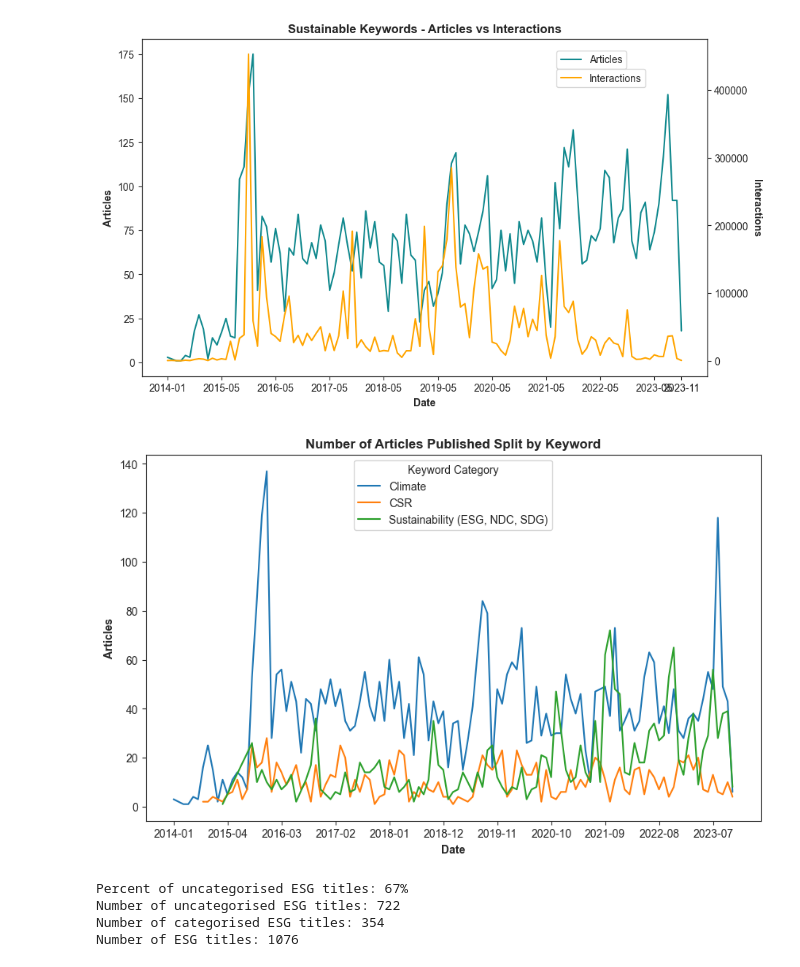
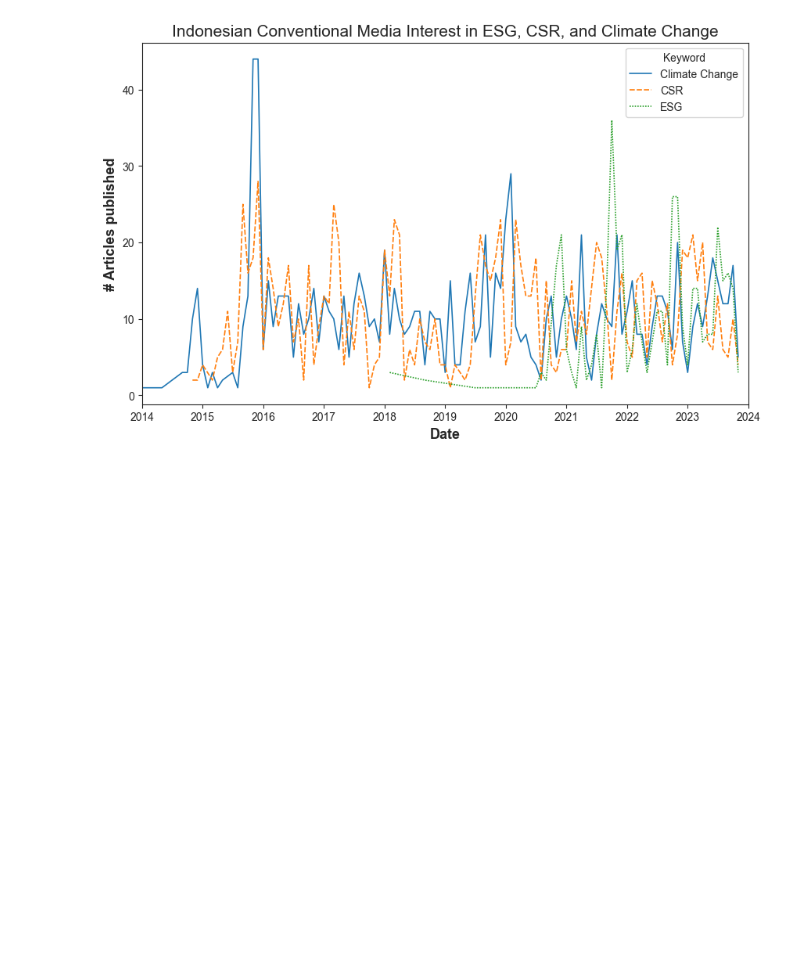
Before and after one commit to Gitbyt3/ESG-Research-Project, a Jupyter notebook: Code.ipynb, the cells around one changed output. Saved outputs shown, nothing was run; the diff lists cells and outputs as text; code cells hidden in the pictures; blank space fills up the shorter version.

Commit message:
Added final data and code

```diff
--- a/Code.ipynb
+++ b/Code.ipynb
@@ -193,40 +232,45 @@ mon_kw = pd.concat([wrangle(mon_2014),wrangle(mon_2015),wrangle(mon_2016),wrangl
 
 #Runs the categorize function on the keyword column and appends a new column containing the category
 mon_kw['Keyword Category'] = mon_kw['Keyword'].apply(kw_categorize)
 
 #Reorder columns
 mon_kw = mon_kw.reindex(columns=['Date','Keyword','Keyword Category','Title','Website','Interactions'])
 
 
 #LINEGRAPH - ARTICLES VS INTERACTIONS FOR ALL KEYWORDS
 #Group by date, count number of keyword articles, sums interactions then resets index
 forviz = mon_kw[['Date','Keyword','Interactions']].groupby(['Date']).agg({'Keyword':'count','Interactions':'sum'}).rename(columns={'Keyword':'Articles'})
 forviz.reset_index(inplace=True)
 
 #Plot dual y axis graph with number of articles on the left y axis and interactions on the right y axis
 articles_vs_interactions = dual_lines(forviz,'ticks','Date','Articles','#11898E','Interactions','orange','Sustainable Keywords - Articles vs Interactions')
-
+plt.close()
 
 #LINEGRAPH - NUMBER OF ARTICLES SPLIT BY KEYWORD
 #Group by date and keyword category, counts each, renames the column then resets index
+#Also sets the date column to datetime for evenly spaced ticks
 keywordz = mon_kw[['Date','Keyword Category','Title']].groupby(['Date','Keyword Category']).count().rename(columns={'Title':'Articles'})
 keywordz.reset_index(inplace=True)
+keywordz['Date'] = pd.to_datetime(keywordz['Date'],yearfirst=True)
 
 #Sets figure size and style
 plt.figure(figsize=(10,6))
 sns.set_style('ticks')
 
 #Plots linegraph with date on the x-axis, articles on the y-axis, keyword categories distinguished by color, and sets the x ticks to be evenly spaced across all months
-sns.lineplot(data=keywordz,x='Date',y='Articles',hue='Keyword Category').set_xticks(forviz['Date'].tolist()[0::11])
+ax = sns.lineplot(data=keywordz,x='Date',y='Articles',hue='Keyword Category',style='Keyword Category',linewidth=1.2)
+plt.gca().xaxis.set_major_locator(mdates.MonthLocator(interval=12))
+plt.xlim(pd.to_datetime('2014-01',yearfirst=True),pd.to_datetime('2024-01',yearfirst=True))
+ax.xaxis.set_major_formatter(mdates.DateFormatter('%Y'))
 
 #Sets axes labels and title
-plt.xlabel('Date',fontweight='bold')
-plt.ylabel('Articles',fontweight='bold')
-plt.title('Number of Articles Published Split by Keyword',fontweight='demibold')
+plt.legend(title='Keyword')
+plt.xlabel('Date',fontweight='bold',fontsize=13)
+plt.ylabel('# Articles published',fontweight='bold',fontsize=13)
+plt.title('Indonesian Conventional Media Interest in ESG, CSR, and Climate Change',fontweight='normal',fontsize=15)
 plt.show()
 # %% [output]
-[figure, old version]
+[figure, new version]
-[figure, removed]
 # %%
 #REVENUE PER SHARE VS TOTAL ESG SCORE FROM YAHOO FINANCE FOR TOP 50 INDONESIAN FIRMS
 
@@ -287,56 +331,3 @@ BCA['Monthly Interest'] = BCA['Monthly Interest'].astype('int')
 #Unifies all months in each year with the customer base value
 for year in ['2018','2019','2020','2021','2022','2023']:
     BCA.loc[BCA['Date'].str.contains(year),'Customers'] = BCA.loc[BCA['Date'].str.contains(year),'Customers'].sum()
-# %%
-data_2018 = pd.read_excel("Data/Newswhip/Company_and_ESG/Company_and_ESG_2018.xlsx",header=0)
-data_2019 = pd.read_excel("Data/Newswhip/Company_and_ESG/Company_and_ESG_2019.xlsx",header=0)
-data_2020 = pd.read_excel("Data/Newswhip/Company_and_ESG/Company_and_ESG_2020.xlsx",header=0)
-data_2021 = pd.read_excel("Data/Newswhip/Company_and_ESG/Company_and_ESG_2021.xlsx",header=0)
-data_2022 = pd.read_excel("Data/Newswhip/Company_and_ESG/Company_and_ESG_2022.xlsx",header=0)
-data_2023 = pd.read_excel("Data/Newswhip/Company_and_ESG/Company_and_ESG_2023.xlsx",header=0)
-
-comp_esg = pd.concat([wrangle(data_2018),wrangle(data_2019),wrangle(data_2020),wrangle(data_2021),wrangle(data_2022),wrangle(data_2023)],axis=0,ignore_index=True)
-'''
-BCA_articles = comp_esg.loc[comp_esg['Keyword'] == 'BCA',['Date','Title','Interactions']].groupby('Date').agg({'Title':'count','Interactions':'sum'}).rename(columns={'Title':'# of Articles'})
-BCA_articles.reset_index(inplace=True)
-BCA_rev_articles = BCA[['Date','Monthly Interest']].merge(BCA_articles,how='outer',left_on='Date',right_on='Date',sort=True)
-BCA_rev_articles[['# of Articles','Interactions']] = BCA_rev_articles[['# of Articles','Interactions']].interpolate()
-BCA_rev_articles.loc[0,'# of Articles'] = 1
-BCA_rev_articles.loc[0,'Interactions'] = 0
-BCA_rev_articles[['# of Articles','Interactions','Monthly Interest']] = BCA_rev_articles[['# of Articles','Interactions','Monthly Interest']].astype('int')
-plot = dual_lines(BCA_rev_articles,'ticks','Date','# of Articles','orange','Monthly Interest','#0B6293',"Number of BCA + ESG/CSR Articles vs BCA Monthly Revenue from Consumers")
-
-plt.figure(figsize=(10,6))
-sns.set_style('ticks')
-ax1 = sns.barplot(data=BCA,x='Date',y='Customers',width=1,fill=True,color='#42A40B',ec='#42A40B',alpha=0.9)
-ax1.ticklabel_format(axis='y',style='plain')
-ax1.set_ylim(bottom=10000000,top=30000000)
-ax2 = plt.twinx()
-ax2 = sns.lineplot(data=BCA_rev_articles,x='Date',y='# of Articles',color='#990A0A')
-ax1.set_xticks(BCA['Date'].tolist()[::12] + [BCA['Date'].tolist()[-1]])
-ax1.set_xlabel('Date',fontweight='bold')
-ax1.set_ylabel('Number of Individual Customers',fontweight='bold')
-ax2.set_ylabel('# of Articles',fontweight='bold',rotation=270,labelpad=13)
-plt.title('BCA ESG Articles Published vs Yearly Customer Base',fontweight='demibold')
-plt.show()
-'''
-
-comp_esg['ESG Category'] = comp_esg['Title'].apply(esg_categorize)
-
-all_title_words = pd.DataFrame({'Title Words':[i for x in comp_esg.loc[comp_esg['ESG Category'].isna(),'Title'].str.split().tolist() for i in x]})
-dontinclude = ['-','di','|','ke','untuk','dan','bri','bca','telkom','astra','daihatsu','csr','esg','indonesia']
-all_title_words = all_title_words.loc[~all_title_words['Title Words'].isin(dontinclude)]
-
-
-print("Percent of uncategorised ESG titles: " + str(round((comp_esg['ESG Category'].isna().sum() / len(comp_esg['ESG Category']))*100)) + '%')
-print("Number of uncategorised ESG titles: " + str(len(comp_esg.loc[comp_esg['ESG Category'].isna()])))
-print("Number of categorised ESG titles: " + str(len(comp_esg.loc[~comp_esg['ESG Category'].isna()])))
-print("Number of ESG titles: " + str(len(comp_esg)))
-
-#comp_esg.loc[(comp_esg['ESG Category'].isna()),['Keyword','Title']]
-#all_title_words.value_counts()
-# %% [output]
-Percent of uncategorised ESG titles: 67%
-Number of uncategorised ESG titles: 722
-Number of categorised ESG titles: 354
-Number of ESG titles: 1076
```
Also changed, not shown: parts of 3 cells of this notebook, 16 other files.
